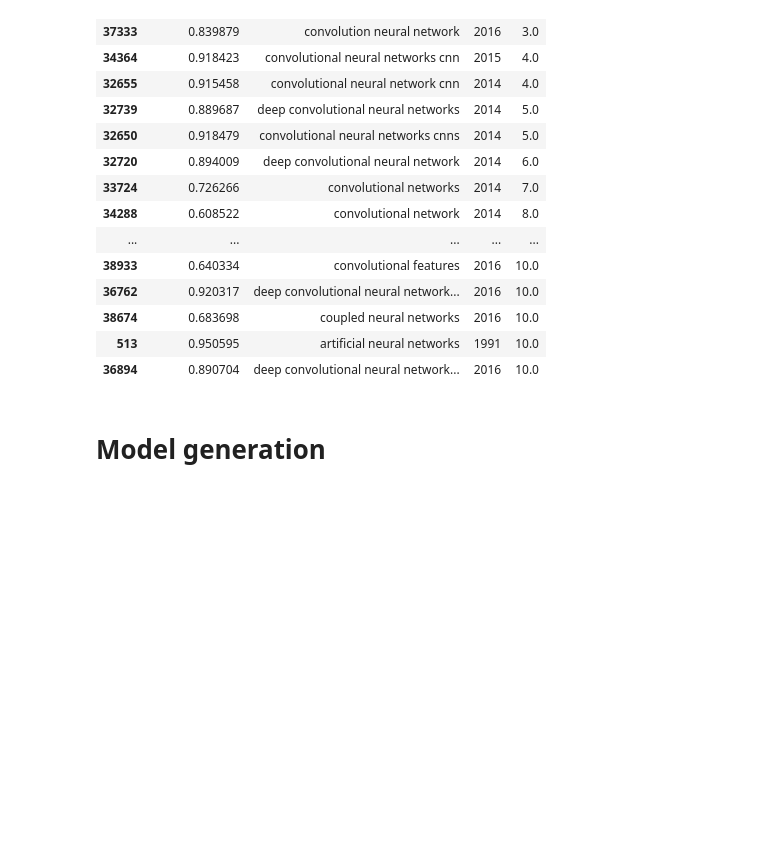
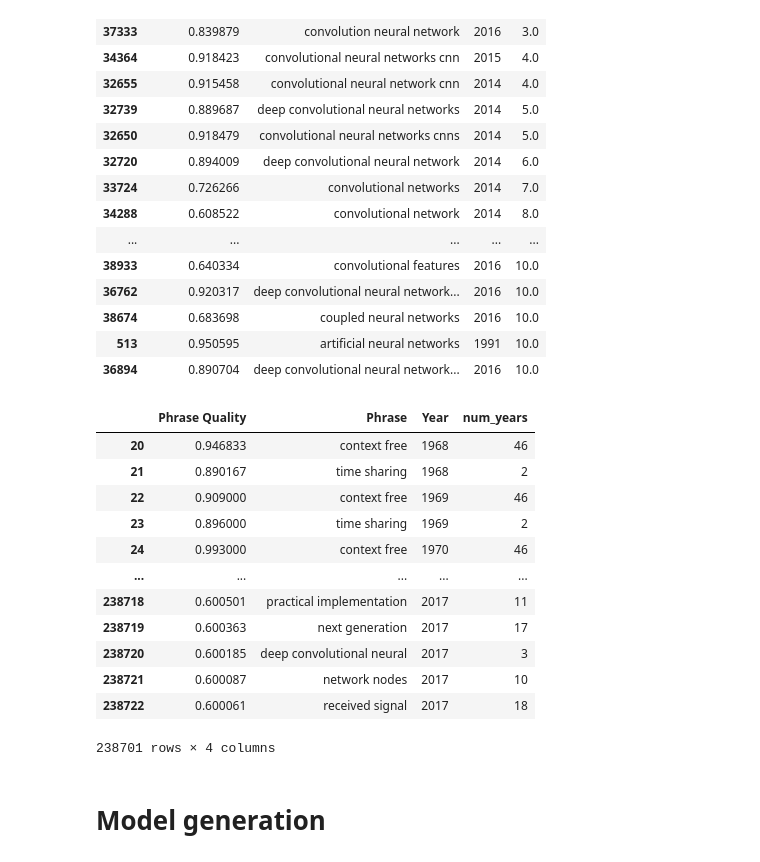
Before and after one commit to jamesjaeyu/autophrase_over_time, a Jupyter notebook: notebooks/model_generation_James.ipynb, the cells around one changed output. Drawn from its saved outputs; the diff is of its cells as text; code cells hidden in the pictures; blank space fills up the shorter version.

```diff
--- a/notebooks/model_generation_James.ipynb
+++ b/notebooks/model_generation_James.ipynb
@@ -302,5 +303,28 @@ un_all_test.sort_values('Dist')[:20]
 | 38674 | 0.683698 | coupled neural networks | 2016 | 10.0 |
 | 513 | 0.950595 | artificial neural networks | 1991 | 10.0 |
 | 36894 | 0.890704 | deep convolutional neural network... | 2016 | 10.0 |
+# %%
+# Consolidating results
+# Can start with the most common phrases and change phrases that are close enough (distance <= 5?)
+counts = uby.groupby('Phrase').size()
+# %%
+# num_years tells us how many years the phrase has shown up in
+uby['num_years'] = uby.apply(lambda x: counts[x['Phrase']], axis=1)
+# %%
+uby
+# %% [output]
+|  | Phrase Quality | Phrase | Year | num_years |
+| 20 | 0.946833 | context free | 1968 | 46 |
+| 21 | 0.890167 | time sharing | 1968 | 2 |
+| 22 | 0.909000 | context free | 1969 | 46 |
+| 23 | 0.896000 | time sharing | 1969 | 2 |
+| 24 | 0.993000 | context free | 1970 | 46 |
+| ... | ... | ... | ... | ... |
+| 238718 | 0.600501 | practical implementation | 2017 | 11 |
+| 238719 | 0.600363 | next generation | 2017 | 17 |
+| 238720 | 0.600185 | deep convolutional neural | 2017 | 3 |
+| 238721 | 0.600087 | network nodes | 2017 | 10 |
+| 238722 | 0.600061 | received signal | 2017 | 18 |
+238701 rows × 4 columns
 # %% [markdown]
 # Model generation
```
Also changed, not shown: parts of 28 cells of this notebook, 3 other files.
